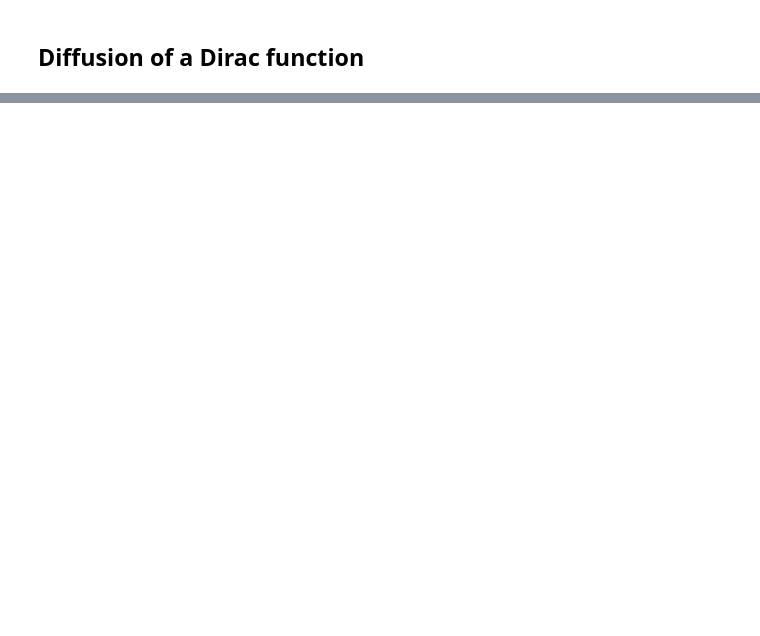
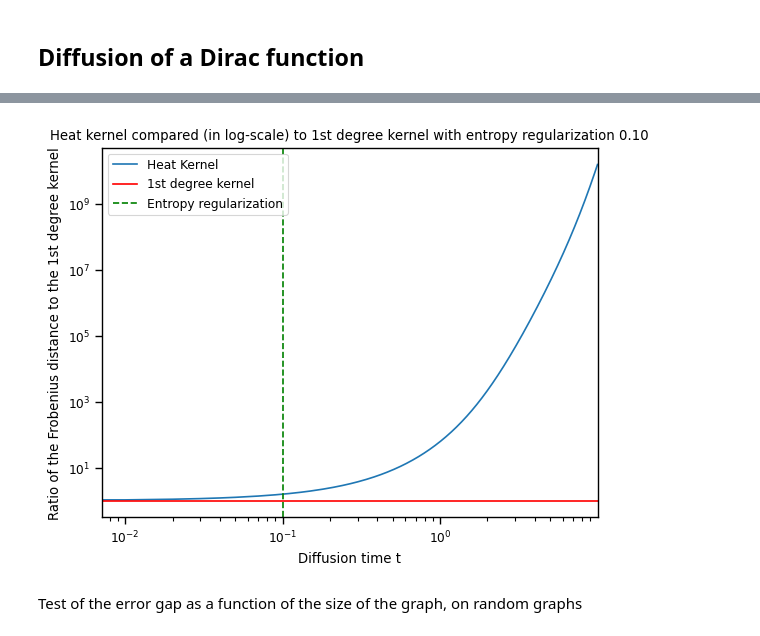
Before and after one commit to VictorBbt/Convolutional-Wasserstein-Distances, a Jupyter notebook: Codes/graph_implementation.ipynb, the cells around one changed output, grey strips where cells are left out. Saved outputs shown, nothing was run; the diff lists cells and outputs as text; code cells hidden in the pictures; blank space fills up the shorter version.

```diff
--- a/Codes/graph_implementation.ipynb
+++ b/Codes/graph_implementation.ipynb
@@ -124,0 +198,22 @@ f_kernel = lambda x: np.dot(K,x)
+# %%
+norm_kern1 = np.linalg.norm(K1)
+diffusion_times = [i*entropy_reg/10 for i in range(1000)]
+frob_dist = [np.trace(np.exp(np.sqrt(-i/5*np.log(G.compute_heat_kernel(i*entropy_reg/10)+1e-15))).T@K1)
+             /norm_kern1**2 for i in range(1000)]
+# %%
+plt.figure()
+plt.plot(diffusion_times,frob_dist,label='Heat Kernel')
+plt.axhline(y = 1, color = 'r', linestyle = '-',label='1st degree kernel')
+plt.axvline(x = entropy_reg, color ='g', linestyle = '--', label ='Entropy regularization')
+plt.xlabel("Diffusion time t")
+plt.xscale('log')
+plt.xlim(np.min(diffusion_times),np.max(diffusion_times))
+plt.ylabel("Ratio of the Frobenius distance to the 1st degree kernel")
+plt.yscale('log')
+plt.legend()
+plt.title("Heat kernel compared (in log-scale) to 1st degree kernel with entropy regularization %1.2f" %entropy_reg)
+plt.show()
+# %% [output]
+[figure, added]
+# %% [markdown]
+Test of the error gap as a function of the size of the graph, on random graphs
```
Also changed, not shown: parts of 40 cells of this notebook, 17 other files.
